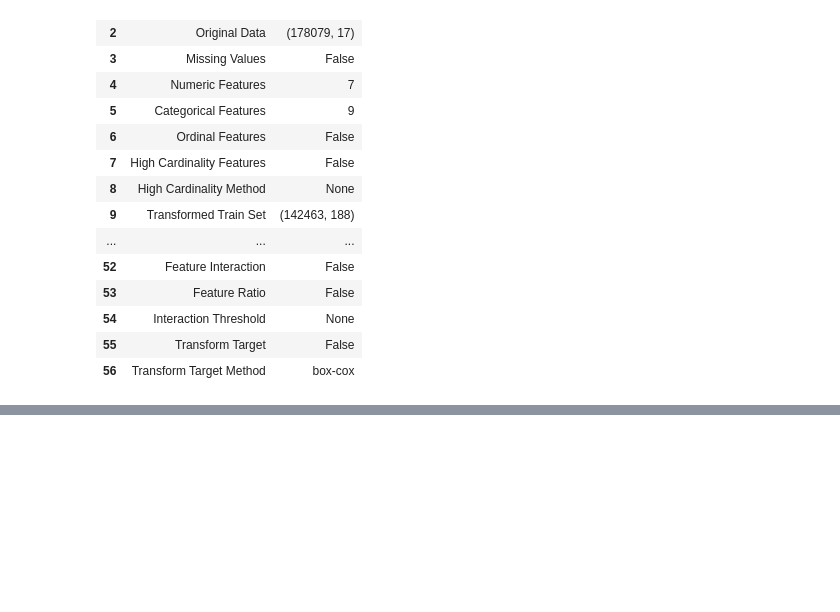
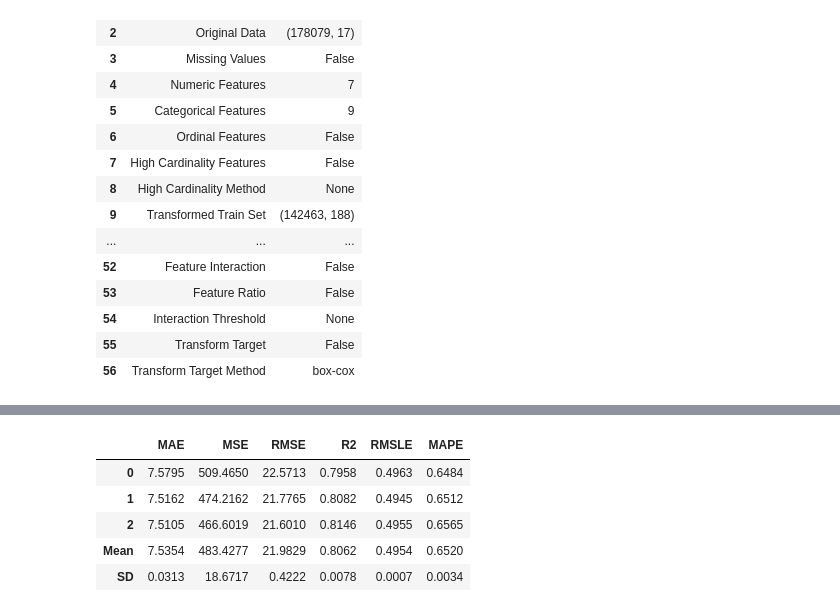
Before and after one commit to CSJ516/Weather_Bigdata_contest, a Jupyter notebook: 03.AutoML을 활용한 모델링.ipynb, the cells around one changed output, grey strips where cells are left out. Cells and saved outputs as stored; diff of their text form; code cells hidden in the pictures; blank space fills up the shorter version.

```diff
--- a/03.AutoML을 활용한 모델링.ipynb
+++ b/03.AutoML을 활용한 모델링.ipynb
@@ -180,0 +190,9 @@ IntProgress(value=0, description='Processing: ', max=94)
+# %%
+rf = create_model('rf', fold=3)
+# %% [output]
+|  | MAE | MSE | RMSE | R2 | RMSLE | MAPE |
+| 0 | 7.5795 | 509.4650 | 22.5713 | 0.7958 | 0.4963 | 0.6484 |
+| 1 | 7.5162 | 474.2162 | 21.7765 | 0.8082 | 0.4945 | 0.6512 |
+| 2 | 7.5105 | 466.6019 | 21.6010 | 0.8146 | 0.4955 | 0.6565 |
+| Mean | 7.5354 | 483.4277 | 21.9829 | 0.8062 | 0.4954 | 0.6520 |
+| SD | 0.0313 | 18.6717 | 0.4222 | 0.0078 | 0.0007 | 0.0034 |
```
Also changed, not shown: parts of 3 cells of this notebook, 1 other file.
